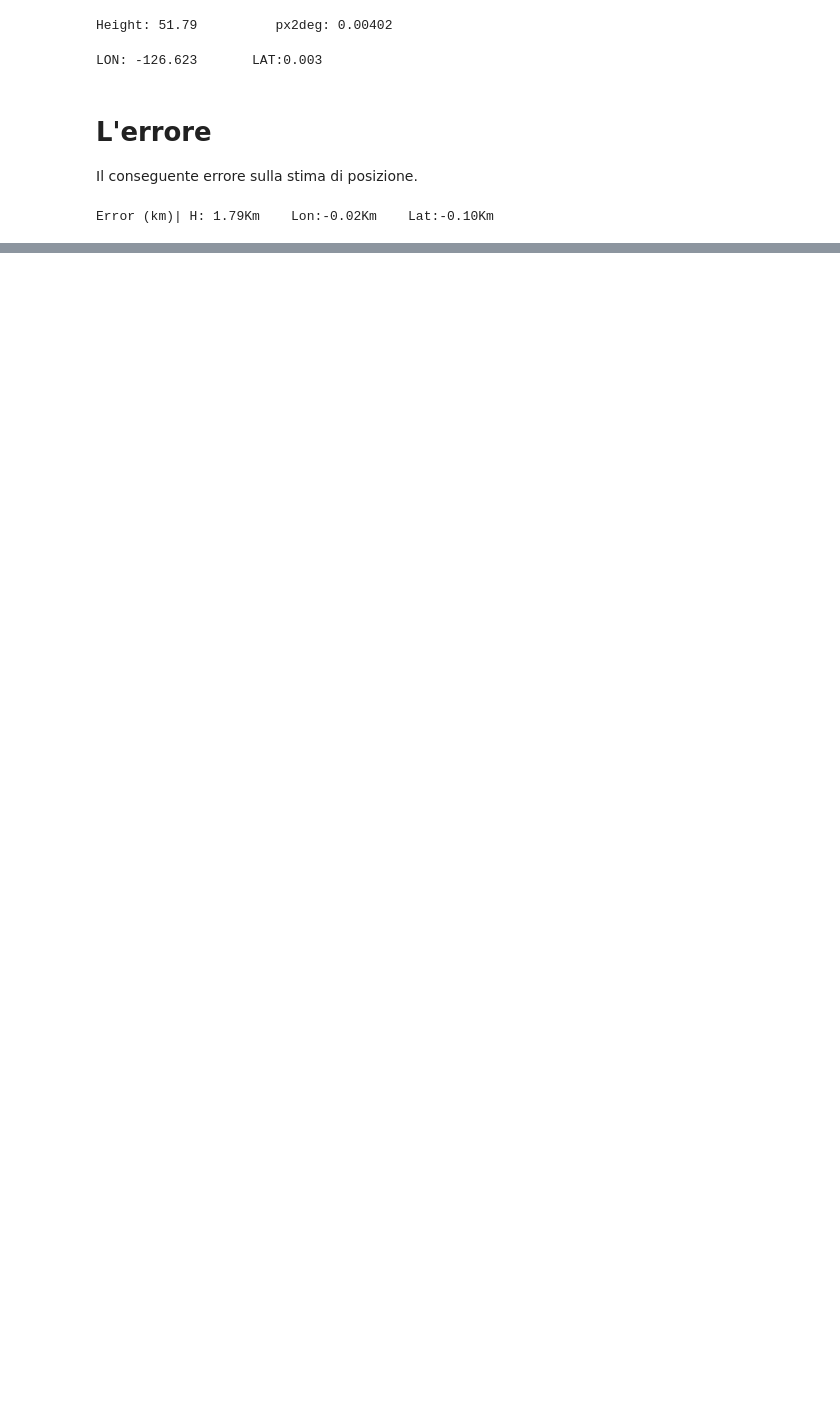
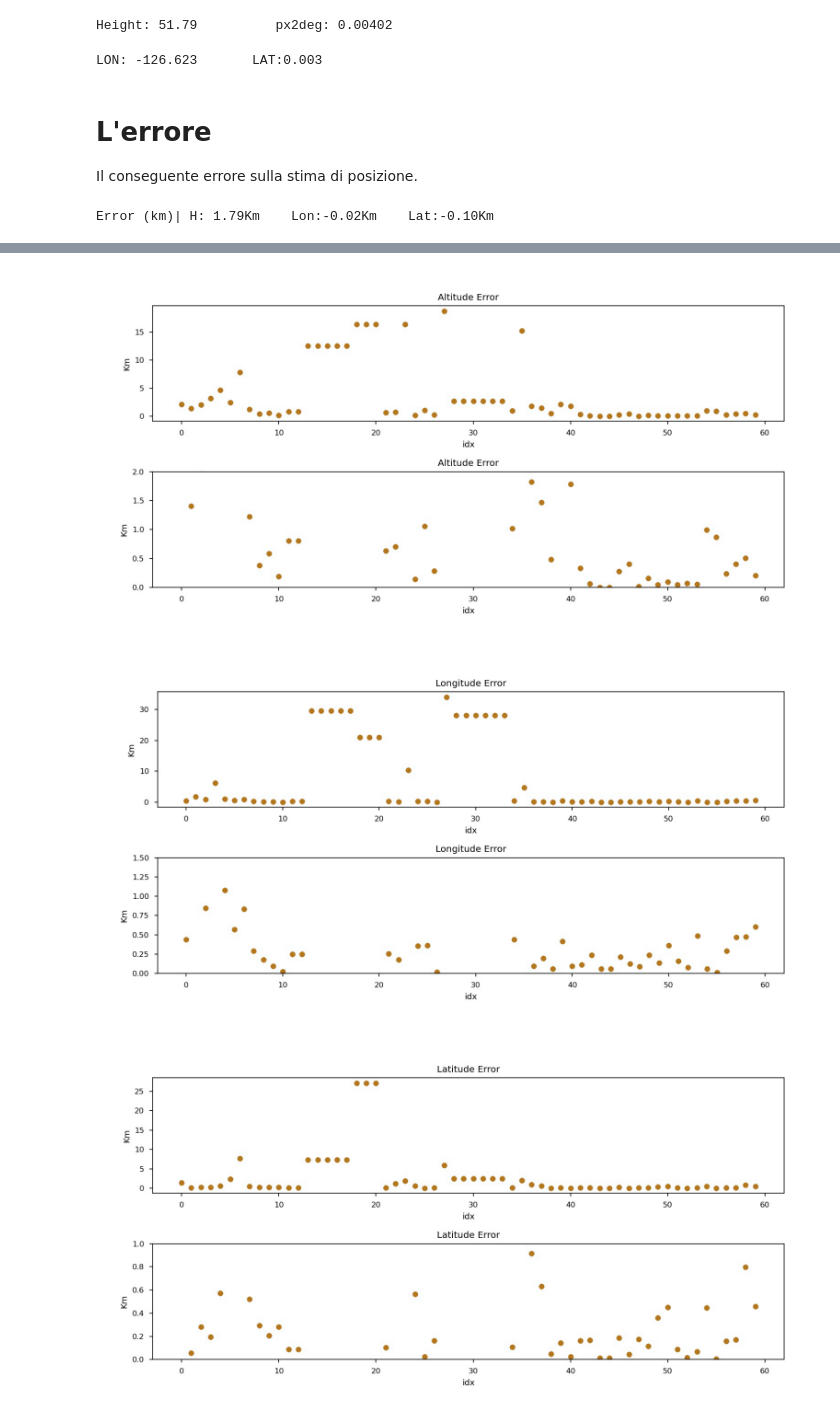
Before and after one commit to sirbastiano/FederNet, a Jupyter notebook: test copy.ipynb, the cells around one changed output, grey strips where cells are left out. Drawn from its saved outputs; the diff is of its cells as text; code cells hidden in the pictures; blank space fills up the shorter version.

```diff
--- a/test copy.ipynb
+++ b/test copy.ipynb
@@ -360,0 +361,18 @@ plt.show()
+# %%
+A = cv2.imread('figure/AltitudeError_d=150.jpg')
+B = cv2.imread('figure/LongitudeError_d=150.jpg')
+C = cv2.imread('figure/LatitudeError_d=150.jpg')
+plt.figure(dpi=300)
+plt.axis(False)
+plt.imshow(A)
+plt.figure(dpi=300)
+plt.axis(False)
+plt.imshow(B)
+plt.figure(dpi=300)
+plt.axis(False)
+plt.imshow(C)
+plt.show()
+# %% [output]
+[figure, added]
+[figure, added]
+[figure, added]
```
Also changed, not shown: parts of 14 cells of this notebook, 6 other files.
